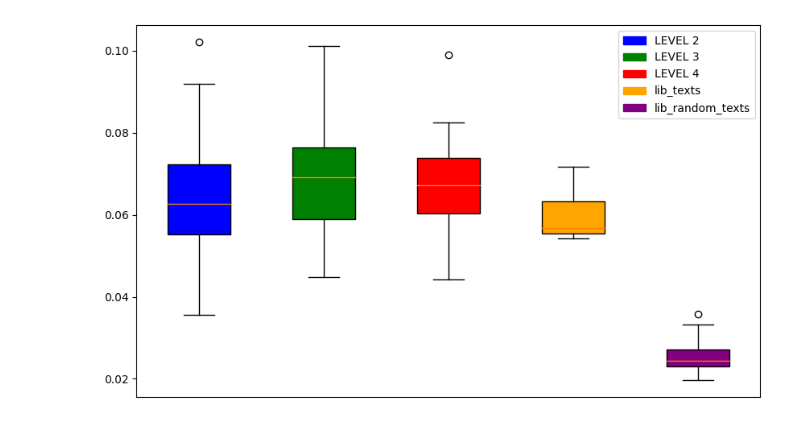
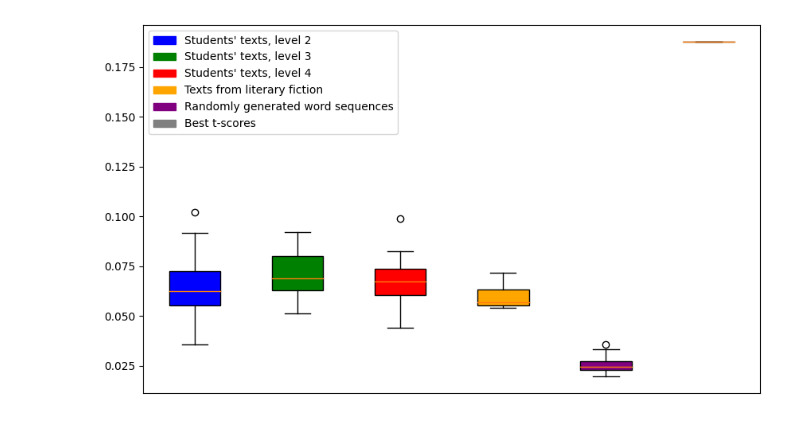
Before and after one commit to Vakhranev/Heritage, a Jupyter notebook: t-score + студенты: ящики.ipynb, the cells around one changed output. Drawn from its saved outputs; the diff is of its cells as text; code cells hidden in the pictures.

```diff
--- a/t-score + студенты: ящики.ipynb
+++ b/t-score + студенты: ящики.ipynb
@@ -58,7 +58,11 @@ result_df = pd.DataFrame({'Bigram': list(result.keys()), 'T_Score': list(result.
 result_df.to_csv('sorted_bigrams_unique_t_score_normalized.csv', index=False)
 # %%
 import json
+import pandas as pd
 import matplotlib.pyplot as plt
+
+# Чтение файла sorted_bigrams_unique_t_score_normalized.csv
+df = pd.read_csv('sorted_bigrams_unique_t_score_normalized.csv')
 
 # Чтение файла america_texts.json
 mmr_data = {}
@@ -101,11 +105,6 @@ with open('lib_random_texts.json', 'r') as file:
                     lib_random_texts[temporal_text_name] = mmr_rank_unique
                     temporal_text_name = text_name + "_"
 
-# Теперь у нас есть данные из всех файлов. Мы можем начать построение диаграммы.
-
-# Получение уровней и их соответствующих цветов
-levels_colors = {'LEVEL 2': 'blue', 'LEVEL 3': 'green', 'LEVEL 4': 'red', 'lib_texts': 'orange', 'lib_random_texts': 'purple'}
-
 # Построение диаграммы
 plt.figure(figsize=(10, 6))
 
@@ -113,35 +112,66 @@ plt.figure(figsize=(10, 6))
 data_to_plot = []
 labels_to_plot = []
 for level, files in files_by_levels.items():
-    data_to_plot.append([mmr_data[file] for file in files])
+    data = []
+    for file in files:
+        if file in mmr_data:
+            data.append(mmr_data[file])
+    data_to_plot.append(data)
     labels_to_plot.append(level)
 
 # Сбор данных для ящиков с усами из lib_texts
 data_to_plot.append(list(lib_texts.values()))
 labels_to_plot.append('lib_texts')
 
 # Сбор данных для ящиков с усами из lib_random_texts
 data_to_plot.append(list(lib_random_texts.values()))
 labels_to_plot.append('lib_random_texts')
+
+# Рассчитываем средний t-score для файла sorted_bigrams_unique_t_score_normalized.csv
+average_t_score = df['T_Score'].mean()
+
+# Добавляем средний t-score в данные для построения диаграммы
+data_to_plot.append([average_t_score])
+labels_to_plot.append('best t-scores')
+
+# Обновление словаря цветов для новой легенды
+levels_colors = {
+    'LEVEL 2': 'blue',
+    'LEVEL 3': 'green',
+    'LEVEL 4': 'red',
+    'lib_texts': 'orange',
+    'lib_random_texts': 'purple',
+    'best t-scores': 'gray'
+}
 
 # Построение ящиков с усами
 bp = plt.boxplot(data_to_plot, patch_artist=True)
 
 # Цвет каждого ящика
 colors = [levels_colors[level] for level in labels_to_plot]
 
 # Задаем цвета ящиков
 for patch, color in zip(bp['boxes'], colors):
     patch.set_facecolor(color)
 
+# Новые метки для легенды
+new_labels = {
+    'LEVEL 2': "Students' texts, level 2",
+    'LEVEL 3': "Students' texts, level 3",
+    'LEVEL 4': "Students' texts, level 4",
+    'lib_texts': "Texts from literary fiction",
+    'lib_random_texts': "Randomly generated word sequences",
+    'best t-scores': "Best t-scores"
+}
+
 # Добавление легенды
 legend_handles = [plt.Rectangle((0,0),1,1, color=levels_colors[label]) for label in labels_to_plot]
-plt.legend(legend_handles, labels_to_plot)
+plt.legend(legend_handles, [new_labels[label] for label in labels_to_plot])
 
 # Удаление подписей с оси x
 plt.xticks([])
 
 # Показать диаграмму
 plt.show()
 # %% [output]
-[figure, old version]
+[figure, new version]
```
Also changed, not shown: parts of 1 cell of this notebook.
